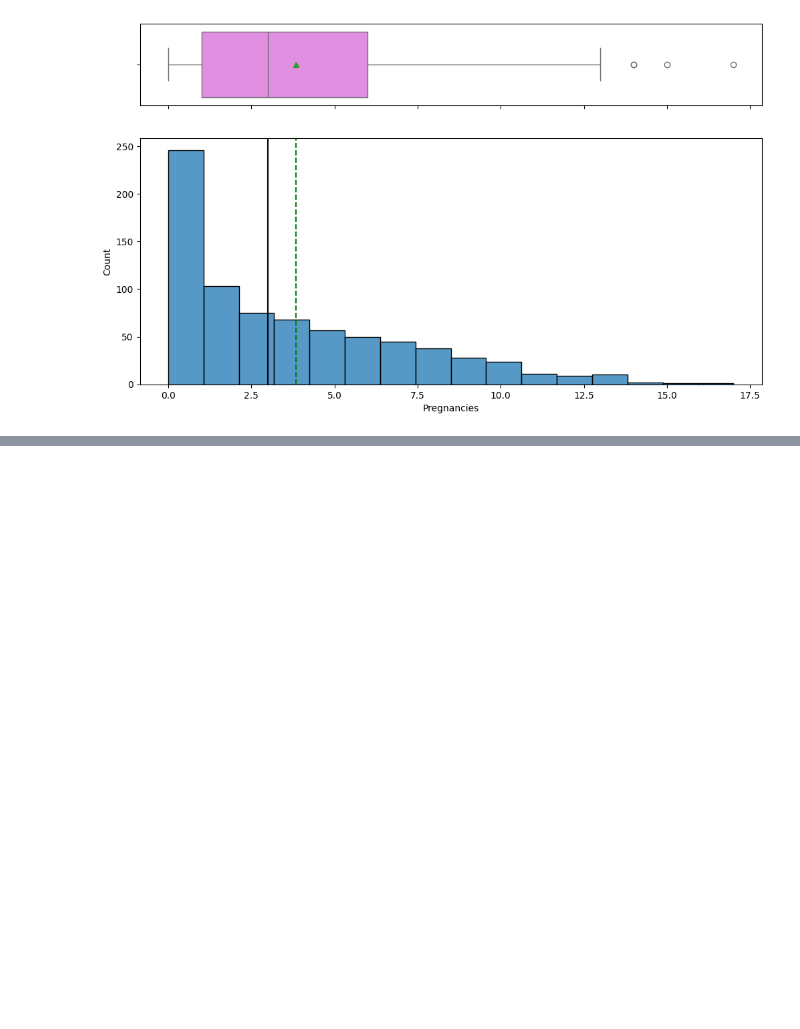
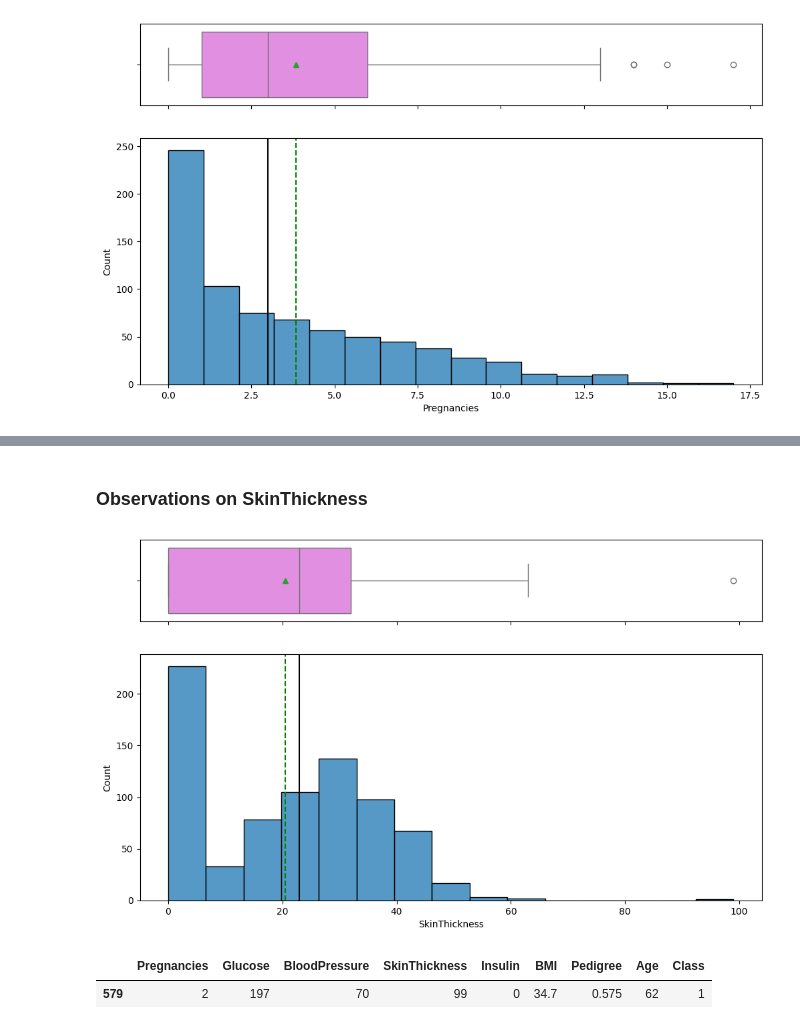
Before and after one commit to aimlalchemists/random-forest-diabetes-risk-prediction, a Jupyter notebook: Case_Study_DiabetesRisk_Prediction.ipynb, the cells around one changed output, grey strips where cells are left out. Drawn from its saved outputs; the diff is of its cells as text; code cells hidden in the pictures; blank space fills up the shorter version.

```diff
--- a/Case_Study_DiabetesRisk_Prediction.ipynb
+++ b/Case_Study_DiabetesRisk_Prediction.ipynb
@@ -175,0 +200,11 @@ histogram_boxplot(data, "Pregnancies")
+# %% [markdown]
+### **Observations on SkinThickness**
+# %%
+histogram_boxplot(data,"SkinThickness")
+# %% [output]
+[figure, added]
+# %%
+data[data['SkinThickness']>80]
+# %% [output]
+|  | Pregnancies | Glucose | BloodPressure | SkinThickness | Insulin | BMI | Pedigree | Age | Class |
+| 579 | 2 | 197 | 70 | 99 | 0 | 34.7 | 0.575 | 62 | 1 |
```
Also changed, not shown: parts of 34 cells of this notebook.
